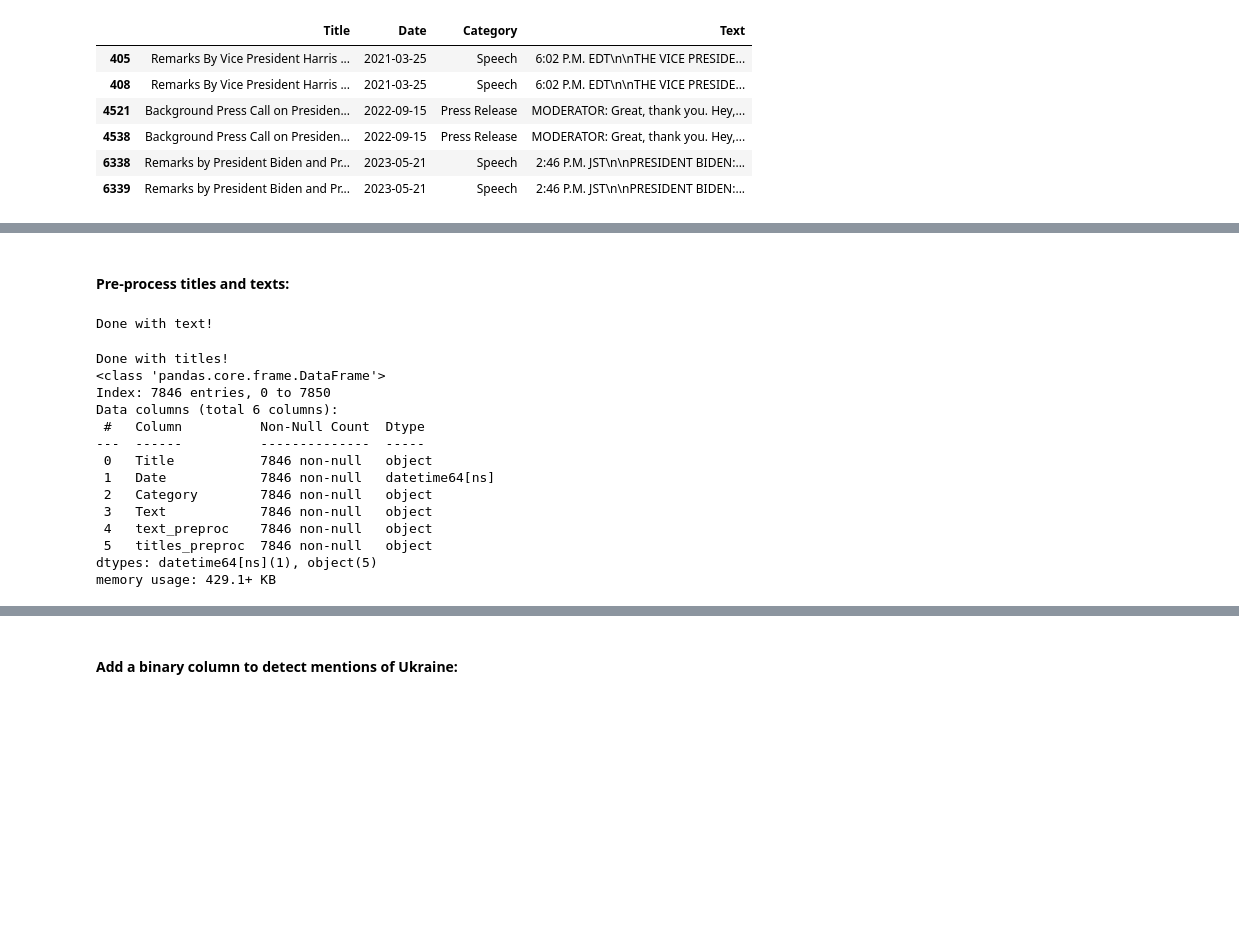
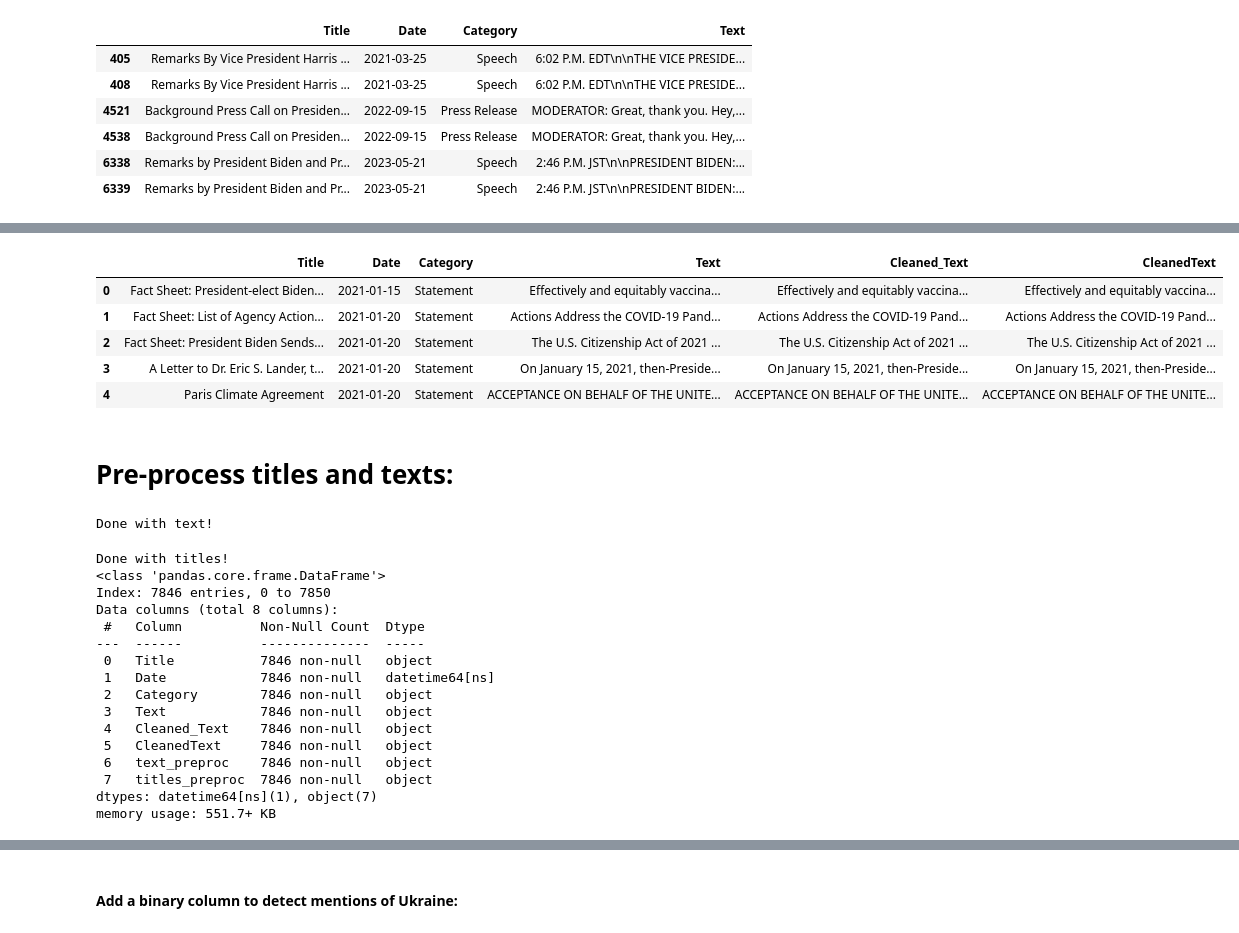
Before and after one commit to viktoriia-yuzkiv/Analysis-of-Official-Communications-during-the-Russo-Ukrainian-War, a Jupyter notebook: data_preprocessing.ipynb, the cells around one changed output, grey strips where cells are left out. Saved outputs shown, nothing was run; the diff lists cells and outputs as text; code cells hidden in the pictures; blank space fills up the shorter version.

Commit message:
Fix the WH data preprocessing

```diff
--- a/data_preprocessing.ipynb
+++ b/data_preprocessing.ipynb
@@ -326,12 +330,32 @@ wh_data = wh_data.drop_duplicates(keep='first')
+# %%
+# Define the regular expression pattern
+pattern = r'^[A-Z\s.-]+:'
+
+# Function to apply the regex operation to each row in the DataFrame
+def clean_text(row):
+    return re.sub(pattern, '', row.replace("Q    ", ""), flags=re.MULTILINE)
+
+
+# Apply the function to the DataFrame column
+wh_data['CleanedText'] = wh_data['Text'].apply(clean_text)
+# %%
+wh_data.head()
+# %% [output]
+|  | Title | Date | Category | Text | Cleaned_Text | CleanedText |
+| 0 | Fact Sheet: President-elect Biden... | 2021-01-15 | Statement | Effectively and equitably vaccina... | Effectively and equitably vaccina... | Effectively and equitably vaccina... |
+| 1 | Fact Sheet: List of Agency Action... | 2021-01-20 | Statement | Actions Address the COVID-19 Pand... | Actions Address the COVID-19 Pand... | Actions Address the COVID-19 Pand... |
+| 2 | Fact Sheet: President Biden Sends... | 2021-01-20 | Statement | The U.S. Citizenship Act of 2021 ... | The U.S. Citizenship Act of 2021 ... | The U.S. Citizenship Act of 2021 ... |
+| 3 | A Letter to Dr. Eric S. Lander, t... | 2021-01-20 | Statement | On January 15, 2021, then-Preside... | On January 15, 2021, then-Preside... | On January 15, 2021, then-Preside... |
+| 4 | Paris Climate Agreement | 2021-01-20 | Statement | ACCEPTANCE ON BEHALF OF THE UNITE... | ACCEPTANCE ON BEHALF OF THE UNITE... | ACCEPTANCE ON BEHALF OF THE UNITE... |
 # %% [markdown]
-#### Pre-process titles and texts:
+# Pre-process titles and texts:
 # %%
 # 0 - lowercase, 1 - stemming, 2 - lemmatizing
 mod=2
 
 # Pre-process texts
 text_preproc = (
-    wh_data.Text
+    wh_data.CleanedText
     .astype(str)
     .progress_apply(lambda row: tokenize(row, mod))
 )
@@ -356,14 +380,16 @@ Done with text!
 Done with titles!
 <class 'pandas.core.frame.DataFrame'>
 Index: 7846 entries, 0 to 7850
-Data columns (total 6 columns):
+Data columns (total 8 columns):
  #   Column          Non-Null Count  Dtype
 ---  ------          --------------  -----
  0   Title           7846 non-null   object
  1   Date            7846 non-null   datetime64[ns]
  2   Category        7846 non-null   object
  3   Text            7846 non-null   object
- 4   text_preproc    7846 non-null   object
- 5   titles_preproc  7846 non-null   object
-dtypes: datetime64[ns](1), object(5)
-memory usage: 429.1+ KB
+ 4   Cleaned_Text    7846 non-null   object
+ 5   CleanedText     7846 non-null   object
+ 6   text_preproc    7846 non-null   object
+ 7   titles_preproc  7846 non-null   object
+dtypes: datetime64[ns](1), object(7)
+memory usage: 551.7+ KB
```
Also changed, not shown: parts of 3 cells of this notebook, 2 other files.
